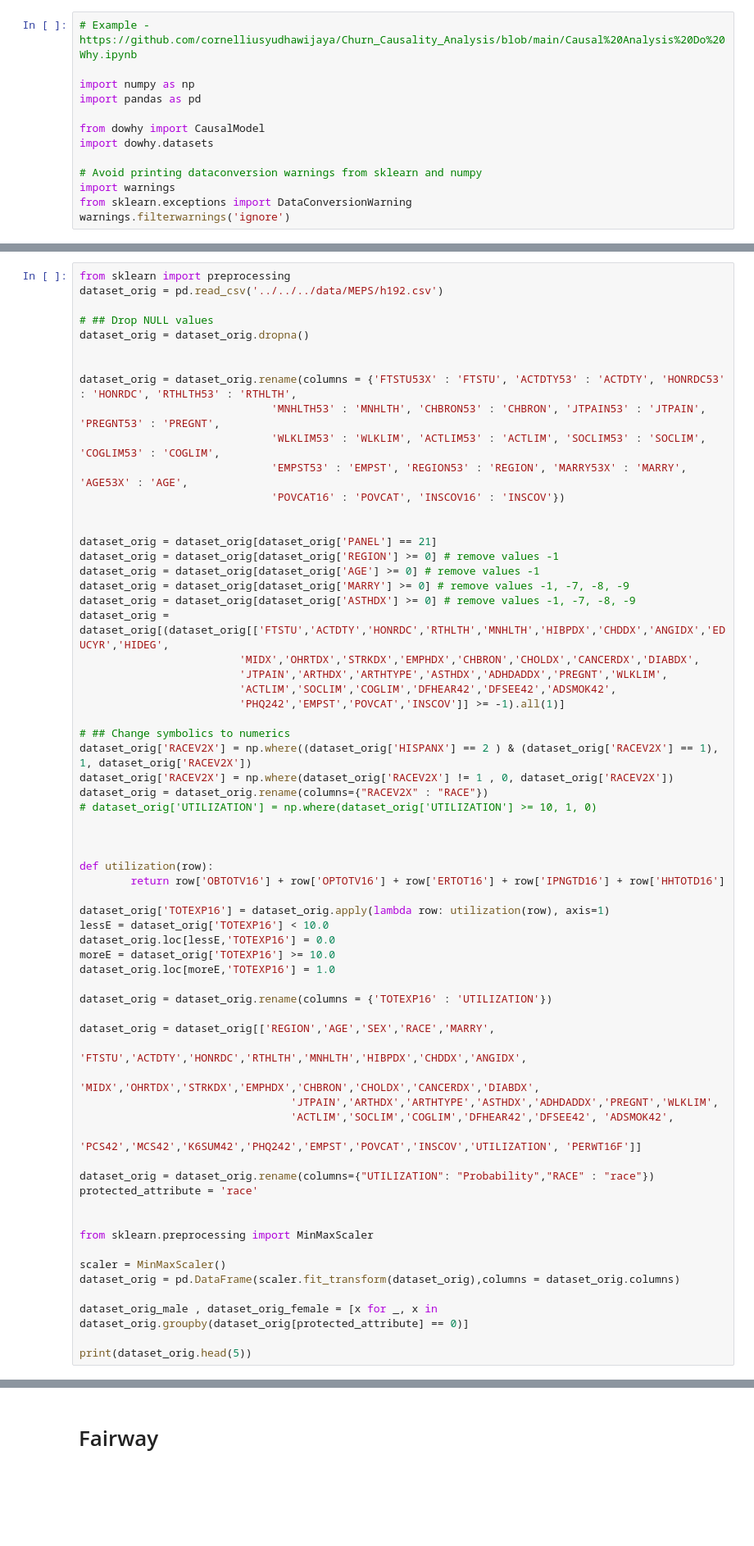
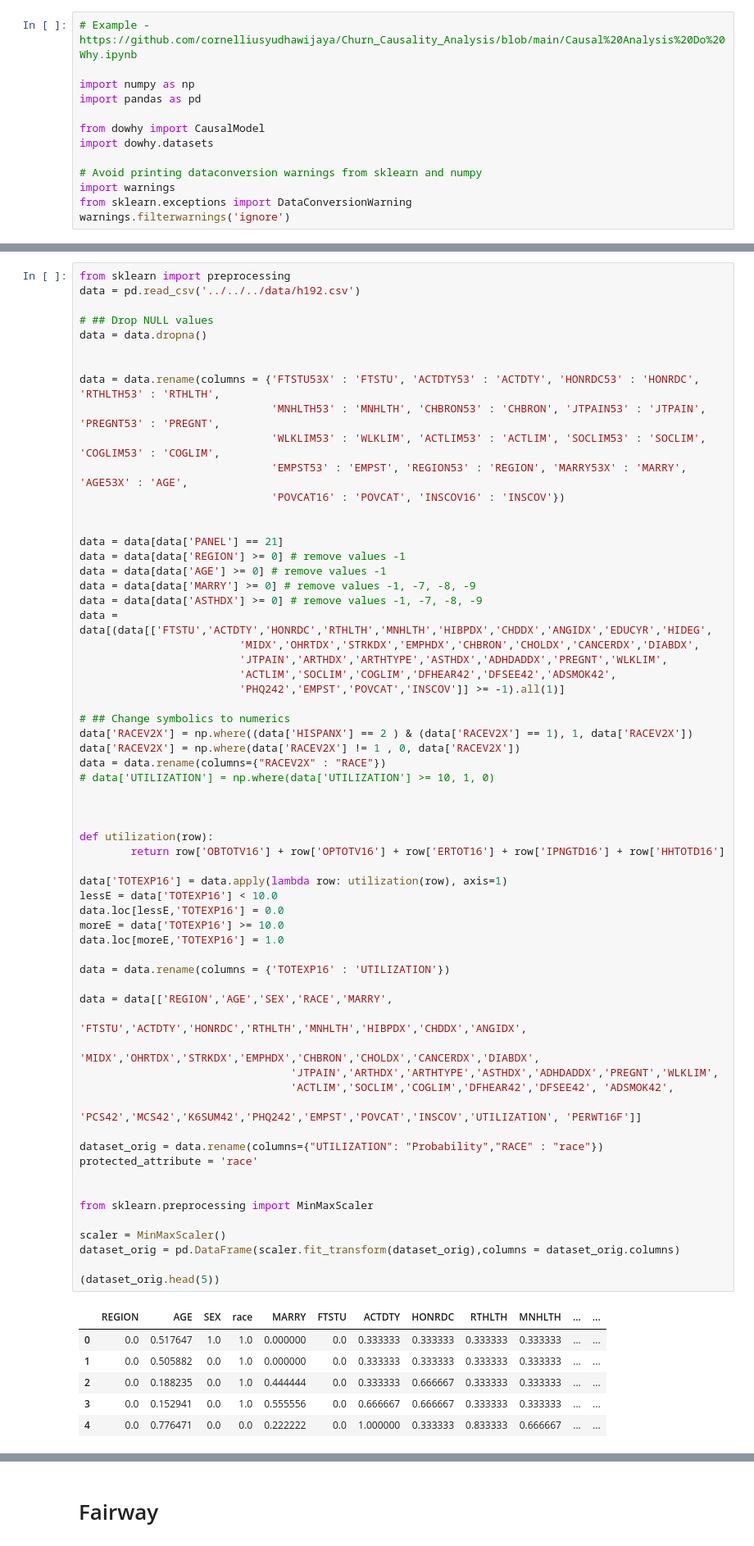
Before and after one commit to anonymous12138/Causality-Testing, a Jupyter notebook: src/dowhy/Fairway/MEPS16-Race.ipynb, the cells around one changed output, grey strips where cells are left out. Shown at 82% size. Cells and saved outputs as stored; diff of their text form; blank space fills up the shorter version.

```diff
--- a/src/dowhy/Fairway/MEPS16-Race.ipynb
+++ b/src/dowhy/Fairway/MEPS16-Race.ipynb
@@ -14,64 +16,69 @@ warnings.filterwarnings('ignore')
 # %%
 from sklearn import preprocessing
-dataset_orig = pd.read_csv('../../../data/MEPS/h192.csv')
+data = pd.read_csv('../../../data/h192.csv')
 
 # ## Drop NULL values
-dataset_orig = dataset_orig.dropna()
+data = data.dropna()
 
 
-dataset_orig = dataset_orig.rename(columns = {'FTSTU53X' : 'FTSTU', 'ACTDTY53' : 'ACTDTY', 'HONRDC53' : 'HONRDC', 'RTHLTH53' : 'RTHLTH',
+data = data.rename(columns = {'FTSTU53X' : 'FTSTU', 'ACTDTY53' : 'ACTDTY', 'HONRDC53' : 'HONRDC', 'RTHLTH53' : 'RTHLTH',
                               'MNHLTH53' : 'MNHLTH', 'CHBRON53' : 'CHBRON', 'JTPAIN53' : 'JTPAIN', 'PREGNT53' : 'PREGNT',
                               'WLKLIM53' : 'WLKLIM', 'ACTLIM53' : 'ACTLIM', 'SOCLIM53' : 'SOCLIM', 'COGLIM53' : 'COGLIM',
                               'EMPST53' : 'EMPST', 'REGION53' : 'REGION', 'MARRY53X' : 'MARRY', 'AGE53X' : 'AGE',
                               'POVCAT16' : 'POVCAT', 'INSCOV16' : 'INSCOV'})
 
 
-dataset_orig = dataset_orig[dataset_orig['PANEL'] == 21]
-dataset_orig = dataset_orig[dataset_orig['REGION'] >= 0] # remove values -1
-dataset_orig = dataset_orig[dataset_orig['AGE'] >= 0] # remove values -1
-dataset_orig = dataset_orig[dataset_orig['MARRY'] >= 0] # remove values -1, -7, -8, -9
-dataset_orig = dataset_orig[dataset_orig['ASTHDX'] >= 0] # remove values -1, -7, -8, -9
-dataset_orig = dataset_orig[(dataset_orig[['FTSTU','ACTDTY','HONRDC','RTHLTH','MNHLTH','HIBPDX','CHDDX','ANGIDX','EDUCYR','HIDEG',
+data = data[data['PANEL'] == 21]
+data = data[data['REGION'] >= 0] # remove values -1
+data = data[data['AGE'] >= 0] # remove values -1
+data = data[data['MARRY'] >= 0] # remove values -1, -7, -8, -9
+data = data[data['ASTHDX'] >= 0] # remove values -1, -7, -8, -9
+data = data[(data[['FTSTU','ACTDTY','HONRDC','RTHLTH','MNHLTH','HIBPDX','CHDDX','ANGIDX','EDUCYR','HIDEG',
                          'MIDX','OHRTDX','STRKDX','EMPHDX','CHBRON','CHOLDX','CANCERDX','DIABDX',
                          'JTPAIN','ARTHDX','ARTHTYPE','ASTHDX','ADHDADDX','PREGNT','WLKLIM',
                          'ACTLIM','SOCLIM','COGLIM','DFHEAR42','DFSEE42','ADSMOK42',
                          'PHQ242','EMPST','POVCAT','INSCOV']] >= -1).all(1)]
 
 # ## Change symbolics to numerics
-dataset_orig['RACEV2X'] = np.where((dataset_orig['HISPANX'] == 2 ) & (dataset_orig['RACEV2X'] == 1), 1, dataset_orig['RACEV2X'])
-dataset_orig['RACEV2X'] = np.where(dataset_orig['RACEV2X'] != 1 , 0, dataset_orig['RACEV2X'])
-dataset_orig = dataset_orig.rename(columns={"RACEV2X" : "RACE"})
-# dataset_orig['UTILIZATION'] = np.where(dataset_orig['UTILIZATION'] >= 10, 1, 0)
+data['RACEV2X'] = np.where((data['HISPANX'] == 2 ) & (data['RACEV2X'] == 1), 1, data['RACEV2X'])
+data['RACEV2X'] = np.where(data['RACEV2X'] != 1 , 0, data['RACEV2X'])
+data = data.rename(columns={"RACEV2X" : "RACE"})
+# data['UTILIZATION'] = np.where(data['UTILIZATION'] >= 10, 1, 0)
 
 
 
 def utilization(row):
         return row['OBTOTV16'] + row['OPTOTV16'] + row['ERTOT16'] + row['IPNGTD16'] + row['HHTOTD16']
 
-dataset_orig['TOTEXP16'] = dataset_orig.apply(lambda row: utilization(row), axis=1)
-lessE = dataset_orig['TOTEXP16'] < 10.0
-dataset_orig.loc[lessE,'TOTEXP16'] = 0.0
-moreE = dataset_orig['TOTEXP16'] >= 10.0
-dataset_orig.loc[moreE,'TOTEXP16'] = 1.0
+data['TOTEXP16'] = data.apply(lambda row: utilization(row), axis=1)
+lessE = data['TOTEXP16'] < 10.0
+data.loc[lessE,'TOTEXP16'] = 0.0
+moreE = data['TOTEXP16'] >= 10.0
+data.loc[moreE,'TOTEXP16'] = 1.0
 
-dataset_orig = dataset_orig.rename(columns = {'TOTEXP16' : 'UTILIZATION'})
+data = data.rename(columns = {'TOTEXP16' : 'UTILIZATION'})
 
-dataset_orig = dataset_orig[['REGION','AGE','SEX','RACE','MARRY',
+data = data[['REGION','AGE','SEX','RACE','MARRY',
                                  'FTSTU','ACTDTY','HONRDC','RTHLTH','MNHLTH','HIBPDX','CHDDX','ANGIDX',
                                  'MIDX','OHRTDX','STRKDX','EMPHDX','CHBRON','CHOLDX','CANCERDX','DIABDX',
                                  'JTPAIN','ARTHDX','ARTHTYPE','ASTHDX','ADHDADDX','PREGNT','WLKLIM',
                                  'ACTLIM','SOCLIM','COGLIM','DFHEAR42','DFSEE42', 'ADSMOK42',
                                  'PCS42','MCS42','K6SUM42','PHQ242','EMPST','POVCAT','INSCOV','UTILIZATION', 'PERWT16F']]
 
-dataset_orig = dataset_orig.rename(columns={"UTILIZATION": "Probability","RACE" : "race"})
+dataset_orig = data.rename(columns={"UTILIZATION": "Probability","RACE" : "race"})
 protected_attribute = 'race'
 
 
 from sklearn.preprocessing import MinMaxScaler
 
 scaler = MinMaxScaler()
 dataset_orig = pd.DataFrame(scaler.fit_transform(dataset_orig),columns = dataset_orig.columns)
 
-dataset_orig_male , dataset_orig_female = [x for _, x in dataset_orig.groupby(dataset_orig[protected_attribute] == 0)]
-
-print(dataset_orig.head(5))
+(dataset_orig.head(5))
+# %% [output]
+|  | REGION | AGE | SEX | race | MARRY | FTSTU | ACTDTY | HONRDC | RTHLTH | MNHLTH | ... | ... |
+| 0 | 0.0 | 0.517647 | 1.0 | 1.0 | 0.000000 | 0.0 | 0.333333 | 0.333333 | 0.333333 | 0.333333 | ... | ... |
+| 1 | 0.0 | 0.505882 | 0.0 | 1.0 | 0.000000 | 0.0 | 0.333333 | 0.333333 | 0.333333 | 0.333333 | ... | ... |
+| 2 | 0.0 | 0.188235 | 0.0 | 1.0 | 0.444444 | 0.0 | 0.333333 | 0.666667 | 0.333333 | 0.333333 | ... | ... |
+| 3 | 0.0 | 0.152941 | 0.0 | 1.0 | 0.555556 | 0.0 | 0.666667 | 0.666667 | 0.333333 | 0.333333 | ... | ... |
+| 4 | 0.0 | 0.776471 | 0.0 | 0.0 | 0.222222 | 0.0 | 1.000000 | 0.333333 | 0.833333 | 0.666667 | ... | ... |
```
Also changed, not shown: parts of 12 cells of this notebook, 10 other files.
